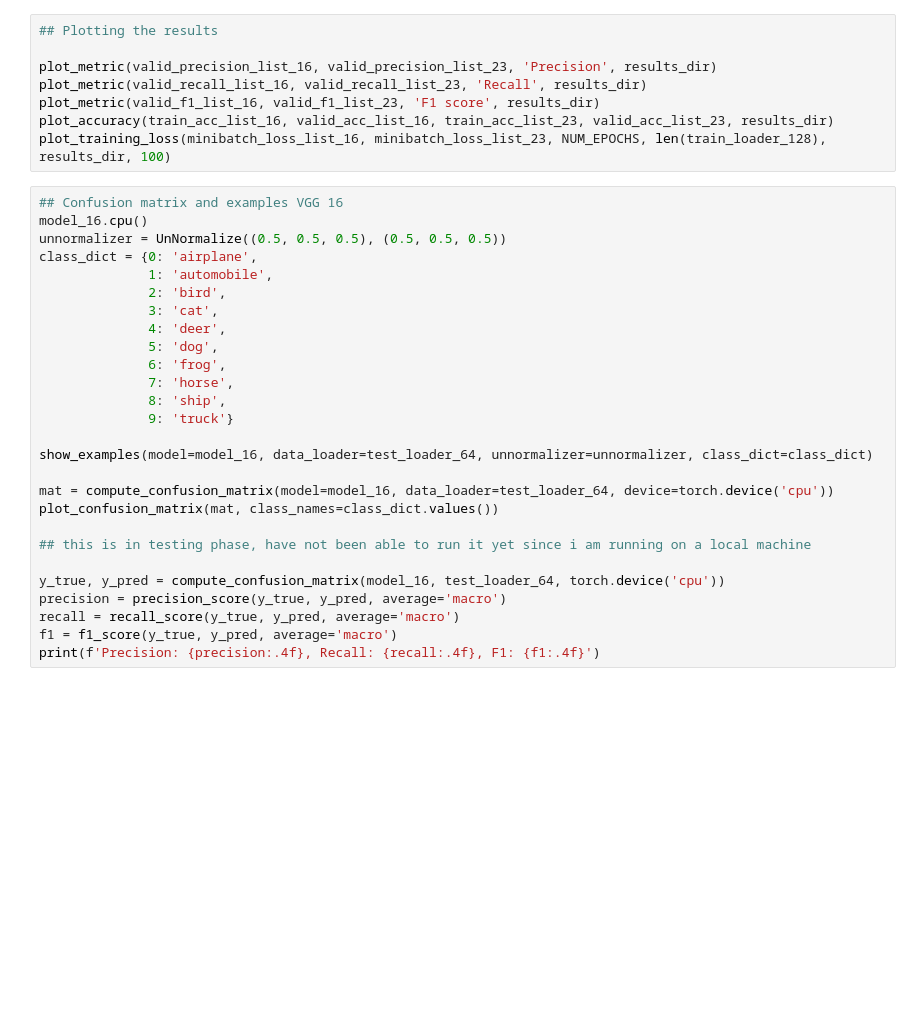
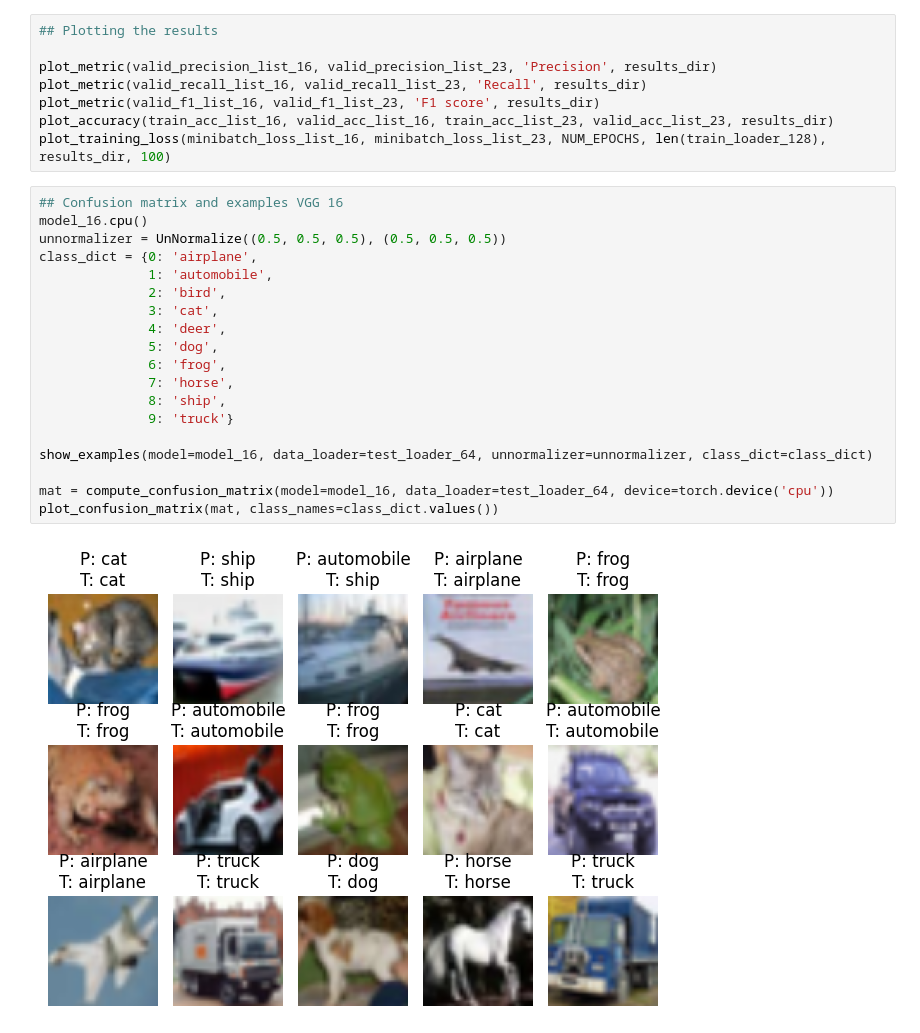
Before and after one commit to lucas-larsson/II142X, a Jupyter notebook: Main.ipynb, the cells around one changed output. Drawn from its saved outputs; the diff is of its cells as text; blank space fills up the shorter version.

```diff
--- a/Main.ipynb
+++ b/Main.ipynb
@@ -234,27 +371,21 @@ plot_training_loss(minibatch_loss_list_16, minibatch_loss_list_23, NUM_EPOCHS, l
 # %%
 ## Confusion matrix and examples VGG 16
 model_16.cpu()
 unnormalizer = UnNormalize((0.5, 0.5, 0.5), (0.5, 0.5, 0.5))
 class_dict = {0: 'airplane',
               1: 'automobile',
               2: 'bird',
               3: 'cat',
               4: 'deer',
               5: 'dog',
               6: 'frog',
               7: 'horse',
               8: 'ship',
               9: 'truck'}
 
 show_examples(model=model_16, data_loader=test_loader_64, unnormalizer=unnormalizer, class_dict=class_dict)
 
 mat = compute_confusion_matrix(model=model_16, data_loader=test_loader_64, device=torch.device('cpu'))
 plot_confusion_matrix(mat, class_names=class_dict.values())
-
-## this is in testing phase, have not been able to run it yet since i am running on a local machine
-
-y_true, y_pred = compute_confusion_matrix(model_16, test_loader_64, torch.device('cpu'))
-precision = precision_score(y_true, y_pred, average='macro')
-recall = recall_score(y_true, y_pred, average='macro')
-f1 = f1_score(y_true, y_pred, average='macro')
-print(f'Precision: {precision:.4f}, Recall: {recall:.4f}, F1: {f1:.4f}')
+# %% [output]
+[figure, added]
```
Also changed, not shown: parts of 10 cells of this notebook.
